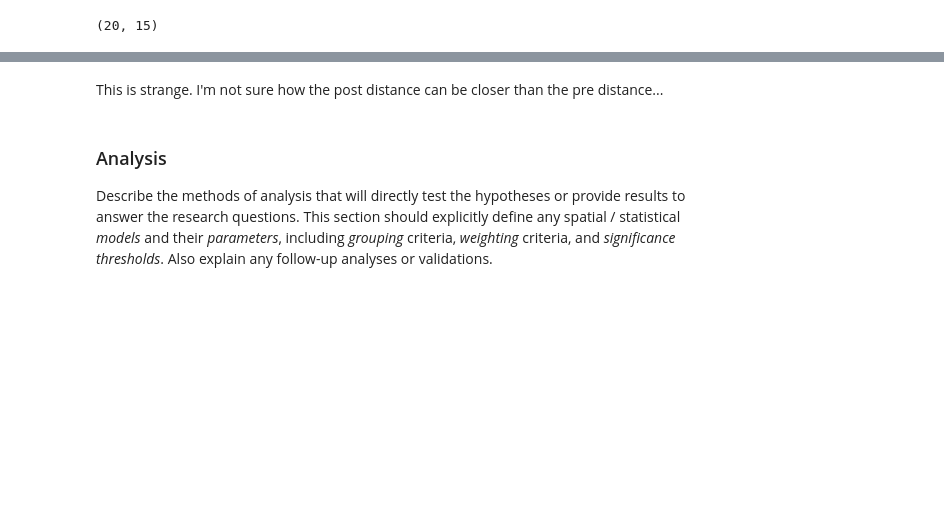
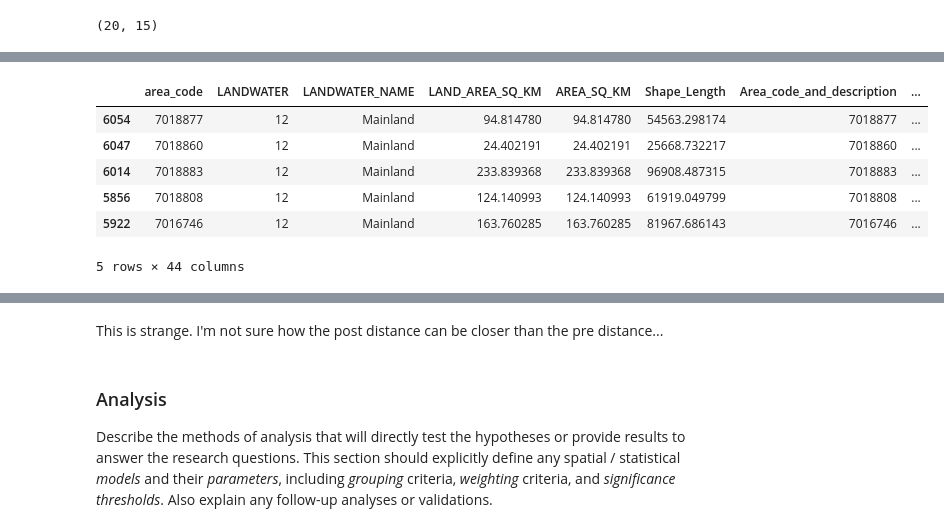
Before and after one commit to gsokolow/Flooding-and-Healthcare-2024, a Jupyter notebook: procedure/code/01-Jupyter_notebook.ipynb, the cells around one changed output, grey strips where cells are left out. Cells and saved outputs as stored; diff of their text form; code cells hidden in the pictures; blank space fills up the shorter version.

```diff
--- a/procedure/code/01-Jupyter_notebook.ipynb
+++ b/procedure/code/01-Jupyter_notebook.ipynb
@@ -1464,0 +1488,12 @@ cd.head(20)
+# %%
+c_nearest_nodes_export = c_nearest_nodes.drop("geometry", axis = 1)
+# %%
+c_nearest_nodes_export.head()
+# %% [output]
+|  | area_code | LANDWATER | LANDWATER_NAME | LAND_AREA_SQ_KM | AREA_SQ_KM | Shape_Length | Area_code_and_description | ... |
+| 6054 | 7018877 | 12 | Mainland | 94.814780 | 94.814780 | 54563.298174 | 7018877 | ... |
+| 6047 | 7018860 | 12 | Mainland | 24.402191 | 24.402191 | 25668.732217 | 7018860 | ... |
+| 6014 | 7018883 | 12 | Mainland | 233.839368 | 233.839368 | 96908.487315 | 7018883 | ... |
+| 5856 | 7018808 | 12 | Mainland | 124.140993 | 124.140993 | 61919.049799 | 7018808 | ... |
+| 5922 | 7016746 | 12 | Mainland | 163.760285 | 163.760285 | 81967.686143 | 7016746 | ... |
+5 rows × 44 columns
```
Also changed, not shown: parts of 23 cells of this notebook, 4 other files.
